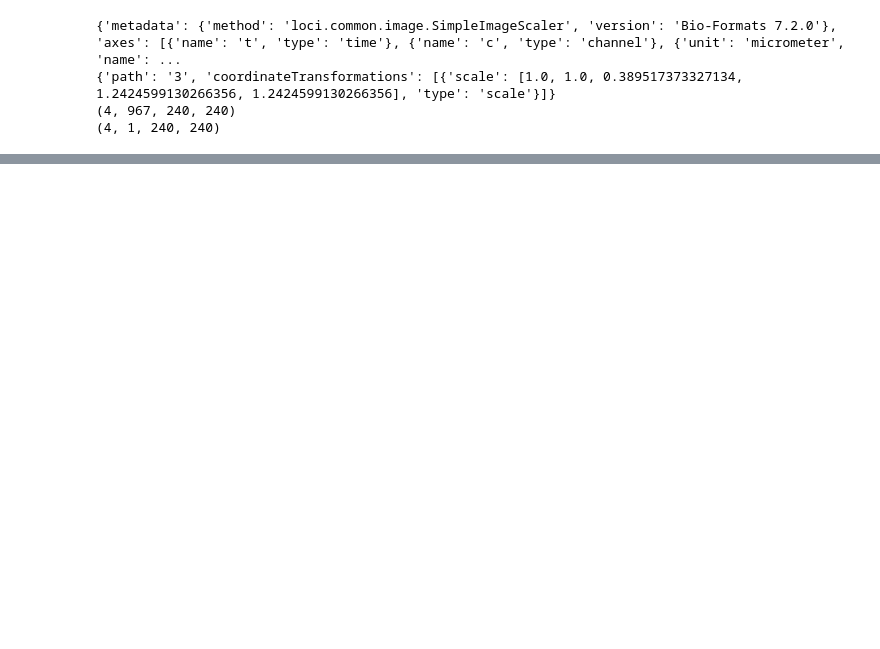
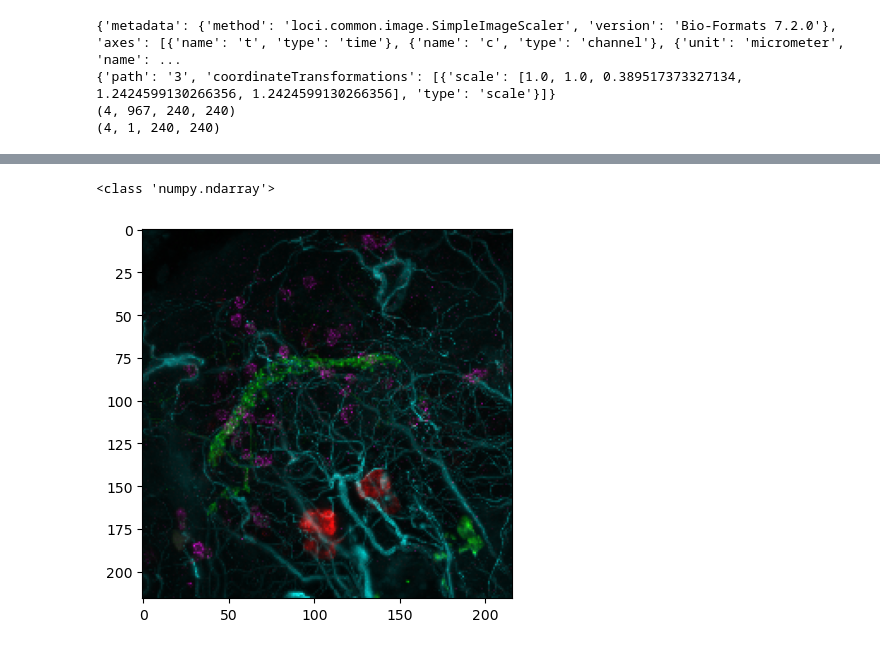
Before and after one commit to JaneliaSciComp/zarrcade, a Jupyter notebook: notebooks/MIPs.ipynb, the cells around one changed output, grey strips where cells are left out. Cells and saved outputs as stored; diff of their text form; code cells hidden in the pictures; blank space fills up the shorter version.

```diff
--- a/notebooks/MIPs.ipynb
+++ b/notebooks/MIPs.ipynb
@@ -67,0 +77,11 @@ microim = microshow(
+# %%
+from PIL import Image
+import numpy as np
+im = np.array(Image.open('../mip.png'))
+print(type(im))
+
+plt.imshow(im)
+plt.show()
+# %% [output]
+<class 'numpy.ndarray'>
+[figure, added]
```
Also changed, not shown: parts of 2 cells of this notebook, 7 other files.
